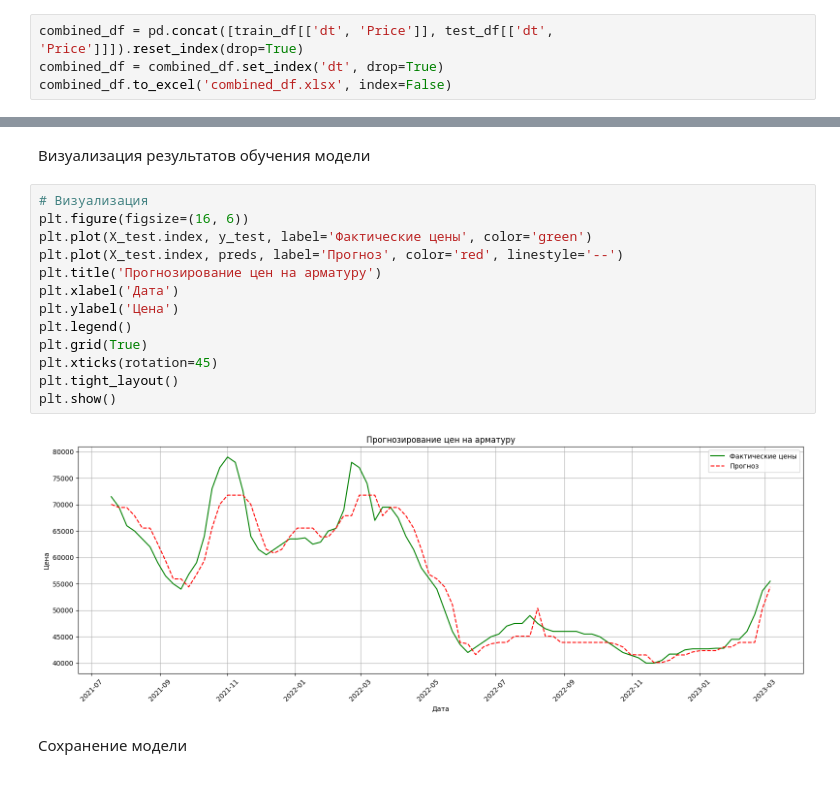
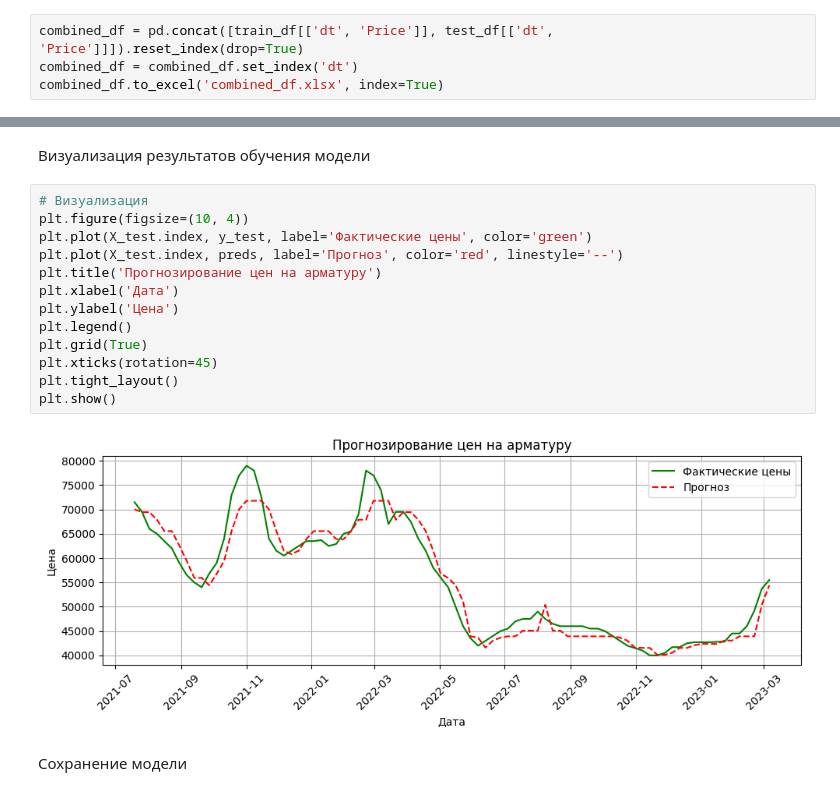
Before and after one commit to tmwsw/MGC, a Jupyter notebook: catboost_model_Marin.ipynb, the cells around one changed output, grey strips where cells are left out. Cells and saved outputs as stored; diff of their text form.

```diff
--- a/catboost_model_Marin.ipynb
+++ b/catboost_model_Marin.ipynb
@@ -29,8 +29,8 @@ test_df.rename(columns={'Цена на арматуру': 'Price'}, inplace=True
 Объединение данных и установка индекса на колонку  `dt`
 # %%
 combined_df = pd.concat([train_df[['dt', 'Price']], test_df[['dt', 'Price']]]).reset_index(drop=True)
-combined_df = combined_df.set_index('dt', drop=True)
-combined_df.to_excel('combined_df.xlsx', index=False)
+combined_df = combined_df.set_index('dt')
+combined_df.to_excel('combined_df.xlsx', index=True)
 # %% [markdown]
 Формирую признаки `(X)` и целевую переменную `(y)` для обучения модели
 # %%
@@ -154,19 +154,19 @@ RMSE: 2964.9265
 Визуализация результатов обучения модели
 # %%
 # Визуализация
-plt.figure(figsize=(16, 6))
+plt.figure(figsize=(10, 4))
 plt.plot(X_test.index, y_test, label='Фактические цены', color='green')
 plt.plot(X_test.index, preds, label='Прогноз', color='red', linestyle='--')
 plt.title('Прогнозирование цен на арматуру')
 plt.xlabel('Дата')
 plt.ylabel('Цена')
 plt.legend()
 plt.grid(True)
 plt.xticks(rotation=45)
 plt.tight_layout()
 plt.show()
 # %% [output]
-[figure, old version]
+[figure, new version]
 # %% [markdown]
 Сохранение модели
 # %%
```
Also changed, not shown: parts of 2 cells of this notebook, 13 other files.
